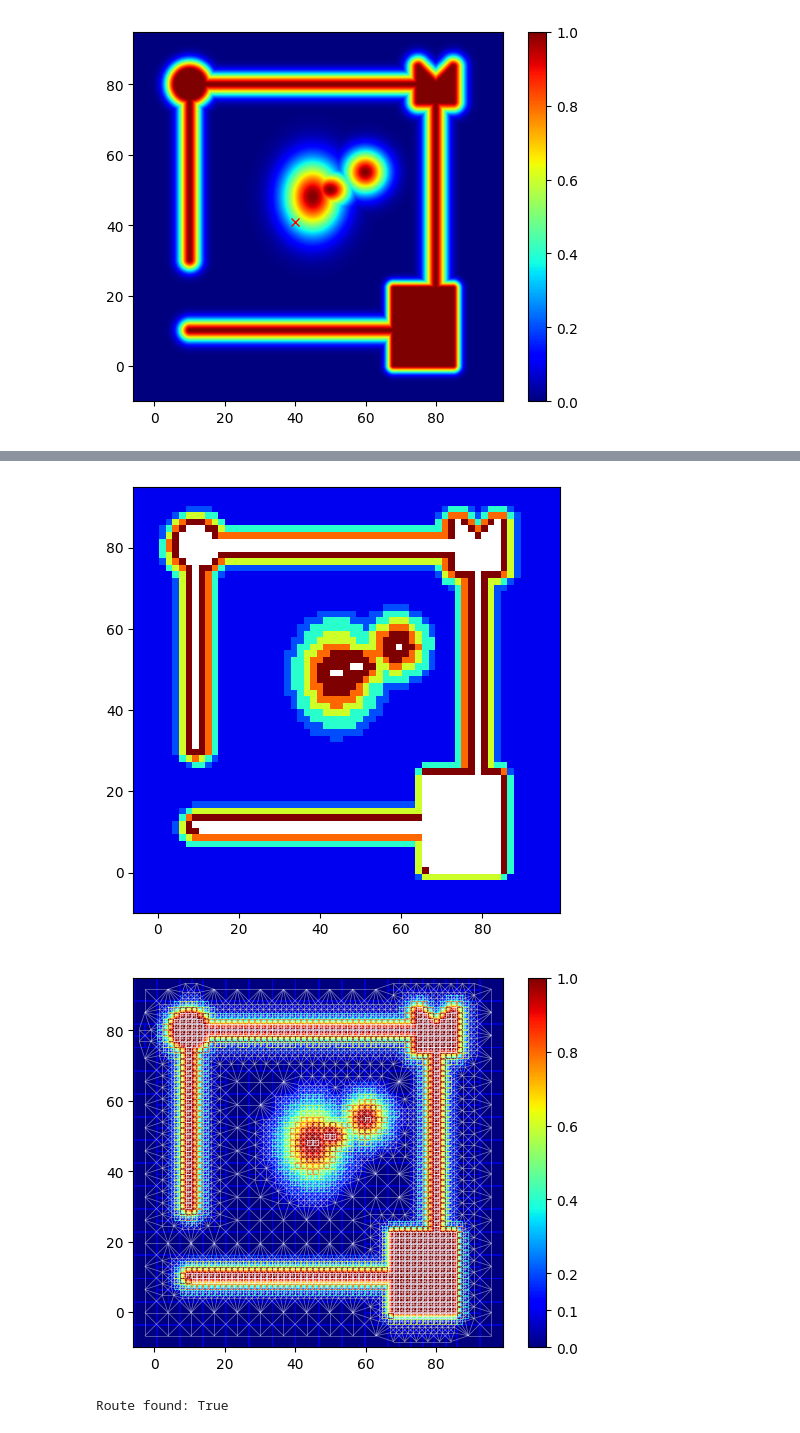
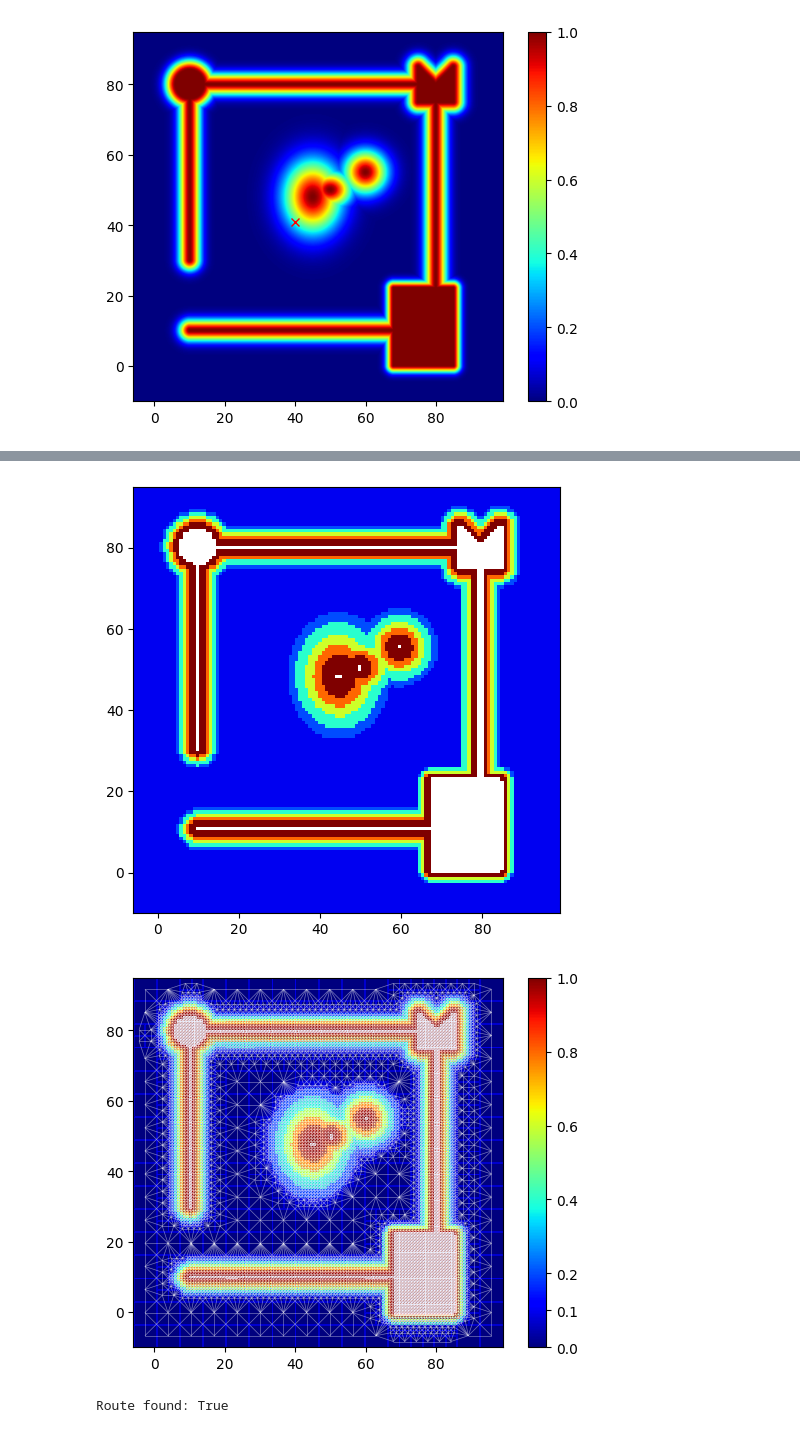
Before and after one commit to wzjoriv/Larp, a Jupyter notebook: presentation.ipynb, the cells around one changed output, grey strips where cells are left out. Saved outputs shown, nothing was run; the diff lists cells and outputs as text; code cells hidden in the pictures.

```diff
--- a/presentation.ipynb
+++ b/presentation.ipynb
@@ -58,8 +58,8 @@ Vector to stair away: [-10.0, -9.0]
 # Quadtree assigns each quad a zone based on proximity to obstacles where 0 indicates that the cell contains a obtacle.
 # Edge limits can be provided to define more cetegories of zones based on the proximity to obstacle
 
-potential_caps = [0.1, 0.2, 0.4, 0.6, 0.8]
-quadtree = larp.quad.QuadTree(field, minimum_length_limit=1, maximum_length_limit=10, edge_bounds=potential_caps)
+risk_caps = [0.1, 0.2, 0.4, 0.6, 0.8]
+quadtree = larp.quad.QuadTree(field, maximum_length_limit=10, edge_bounds=risk_caps)
 # %%
 # Step 2.1: This is one method to vizualize the QuadTree leaves
 
@@ -91,7 +91,7 @@ img = plt.imshow(display_q, cmap='jet', extent=extent_q, interpolation='nearest'
 img.set_clim(0.0, 1.0)
 plt.tight_layout()
 # %% [output]
-[figure, old version]
+[figure, new version]
 # %%
 # Step 3: For path planning (pp), we can use a larp.pp.Planner class to search for paths
 # The QuadPlanner forms a network based on the quadtree for the field that can be used to find path in the system
@@ -101,23 +101,23 @@ quad_network = planner.network
 # %%
 # Step 3.1: We can vizualize the generated network by using larp.pp.QuadNetwork.to_line_collection()
 
 fig, ax = plt.subplots()
 img = ax.imshow(display, cmap='jet', extent=extent)
-plt.colorbar(img, ax=ax).set_ticks([0.0] + potential_caps + [1.0])
+plt.colorbar(img, ax=ax).set_ticks([0.0] + risk_caps + [1.0])
 
 # Plot quad boundaries
 for i in range(0, len(boundaries_lines), 2):
     zone = boundaries_lines_zones[i // 2]
     c = cm.jet(quadtree.ZONEToMaxRANGE[zone]) if zone > 0 else "#e4ebff"
     ax.plot(*boundaries_lines[i:i+2], c=c, linewidth=0.5)
 
 # Add route lines
 network_lines = quad_network.to_line_collection()
 lc = LineCollection(network_lines, color="#fff", alpha=0.25, linewidth=0.5)
 ax.add_collection(lc)
 plt.show()
 # %% [output]
-[figure, old version]
+[figure, new version]
 # %%
 start = (20, 20) # (x, y)
 end = (55, 55)
```
Also changed, not shown: parts of 7 cells of this notebook, 2 other files.
